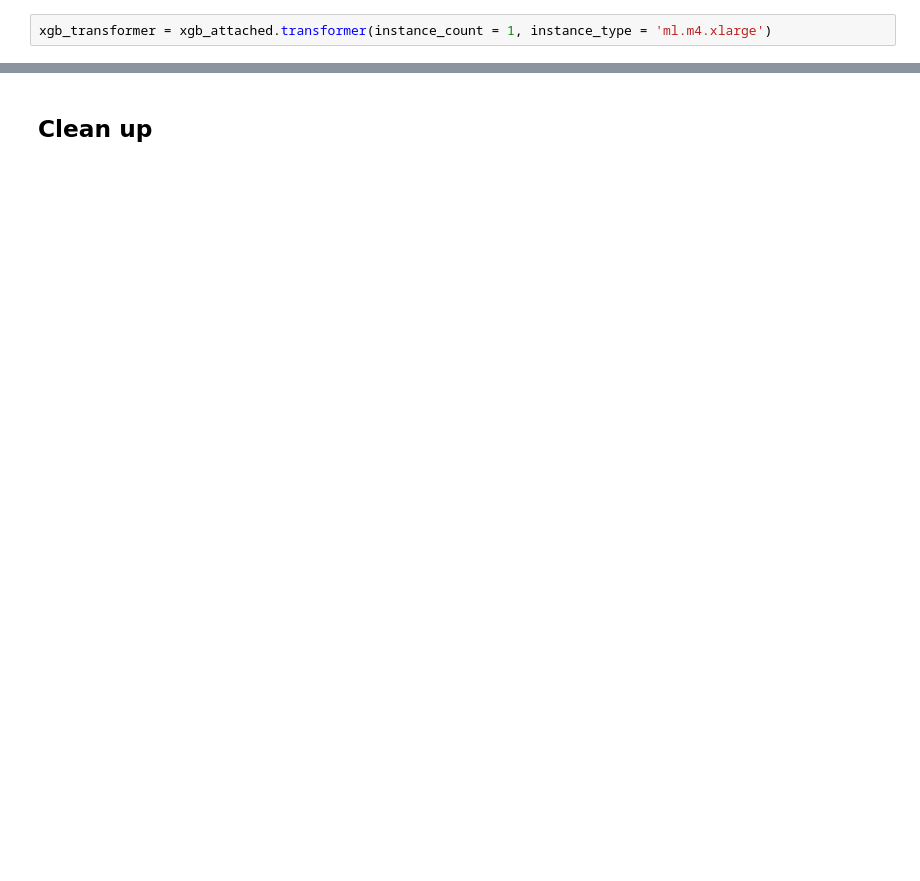
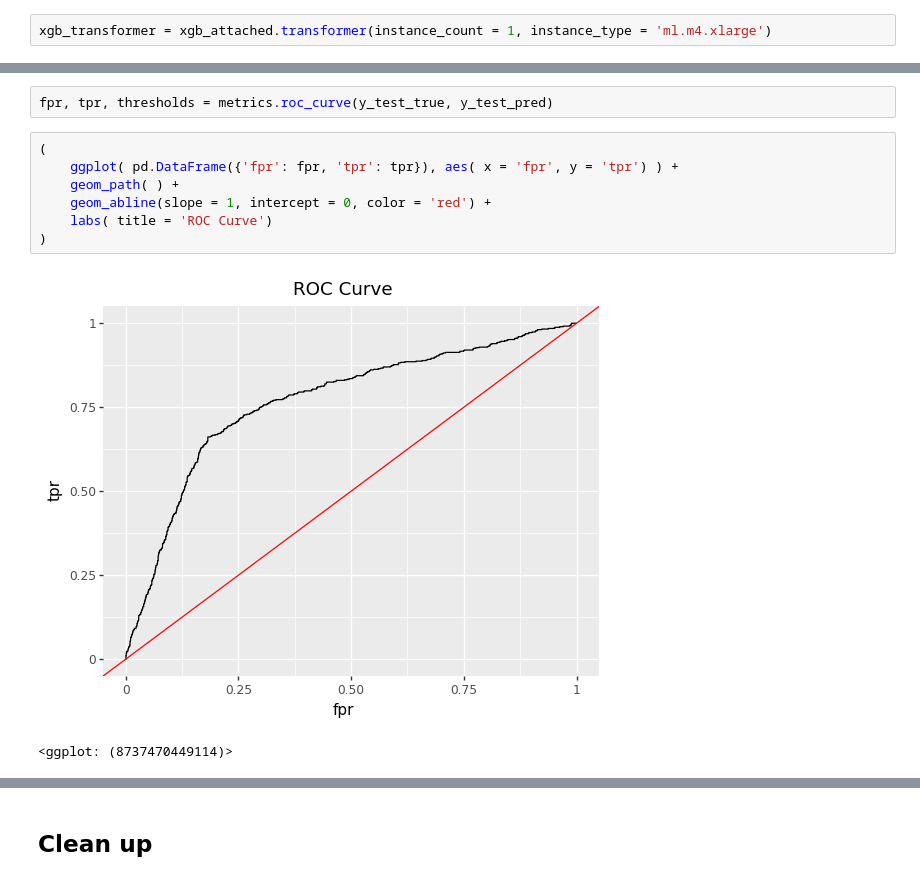
Before and after one commit to Druizm128/predicting_job_change, a Jupyter notebook: project.ipynb, the cells around one changed output, grey strips where cells are left out. Drawn from its saved outputs; the diff is of its cells as text; blank space fills up the shorter version.

```diff
--- a/project.ipynb
+++ b/project.ipynb
@@ -538,0 +683,12 @@ np.load('data.npy')
+# %%
+fpr, tpr, thresholds = metrics.roc_curve(y_test_true, y_test_pred)
+# %%
+(
+    ggplot( pd.DataFrame({'fpr': fpr, 'tpr': tpr}), aes( x = 'fpr', y = 'tpr') ) +
+    geom_path( ) +
+    geom_abline(slope = 1, intercept = 0, color = 'red') +
+    labs( title = 'ROC Curve')
+)
+# %% [output]
+[figure, added]
+<ggplot: (8737470449114)>
```
Also changed, not shown: parts of 53 cells of this notebook.
